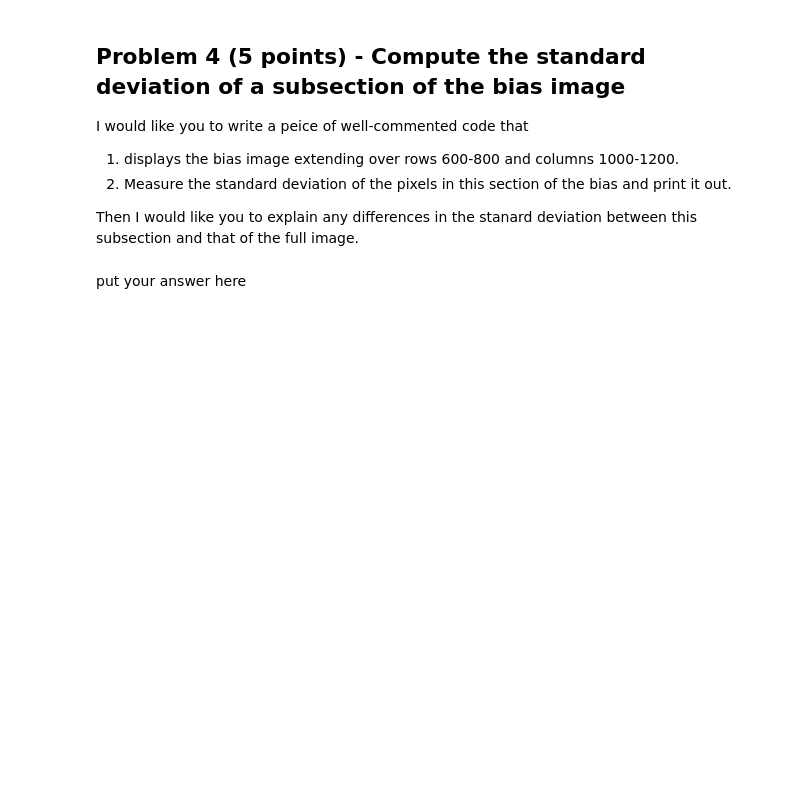
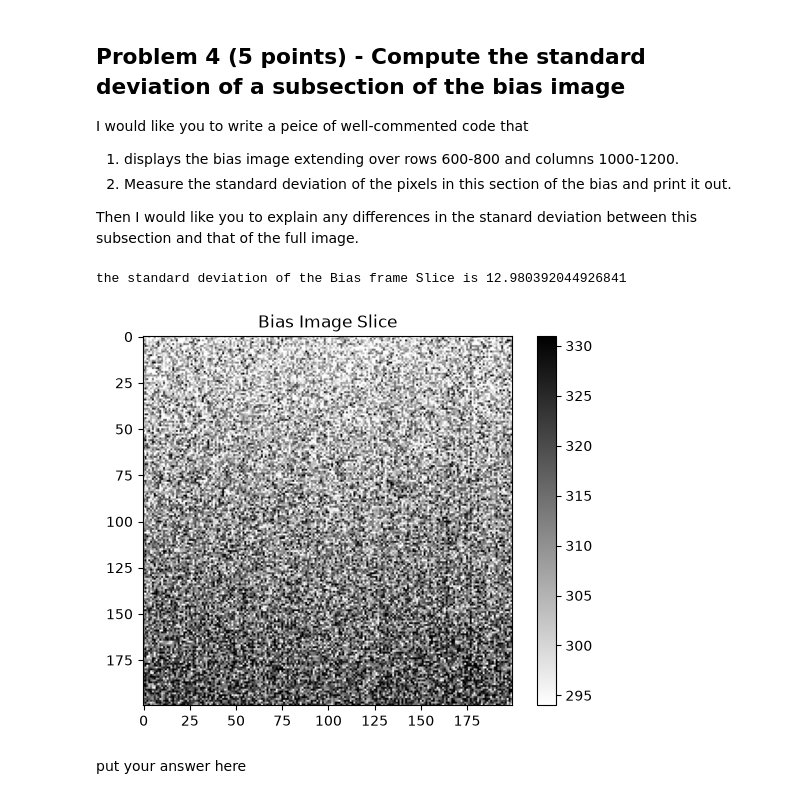
Before and after one commit to NathanielS-KU/CCD_Characterization_student, a Jupyter notebook: characterize_CCD_student.ipynb, the cells around one changed output. Cells and saved outputs as stored; diff of their text form; code cells hidden in the pictures; blank space fills up the shorter version.

```diff
--- a/characterize_CCD_student.ipynb
+++ b/characterize_CCD_student.ipynb
@@ -161,3 +171,33 @@ Then I would like you to explain any differences in the stanard deviation betwee
+# %%
+#Put your code here
+#***********************
+
+## first grab subsection of image:
+## defining bounds of image slice:
+
+rowStart = 600 -1
+rowEnd = 800 - 1 ## subtract 1 for indexing (arrays start at 0)
+
+columnsStart = 1000 - 1
+columnsEnd = 1200 - 1
+
+## create slice variable:
+imgSlice = data_bias1[rowStart:rowEnd, columnsStart:columnsEnd]
+
+## measure Std Dev:
+imgSliceStdDev = np.std(imgSlice) ## store it in a var
+
+## create plot using display code from cell 17:
+plt.figure() ## create figure object
+
+imdisplay(imgSlice) ## display data
+plt.title("Bias Image Slice") ## name plot
+
+## print Std Dev value:
+print("the standard deviation of the Bias frame Slice is", imgSliceStdDev)
+# %% [output]
+the standard deviation of the Bias frame Slice is 12.980392044926841
+[figure, added]
 # %% [markdown]
 put your answer here
 # %% [markdown]
```
Also changed, not shown: parts of 3 cells of this notebook.
